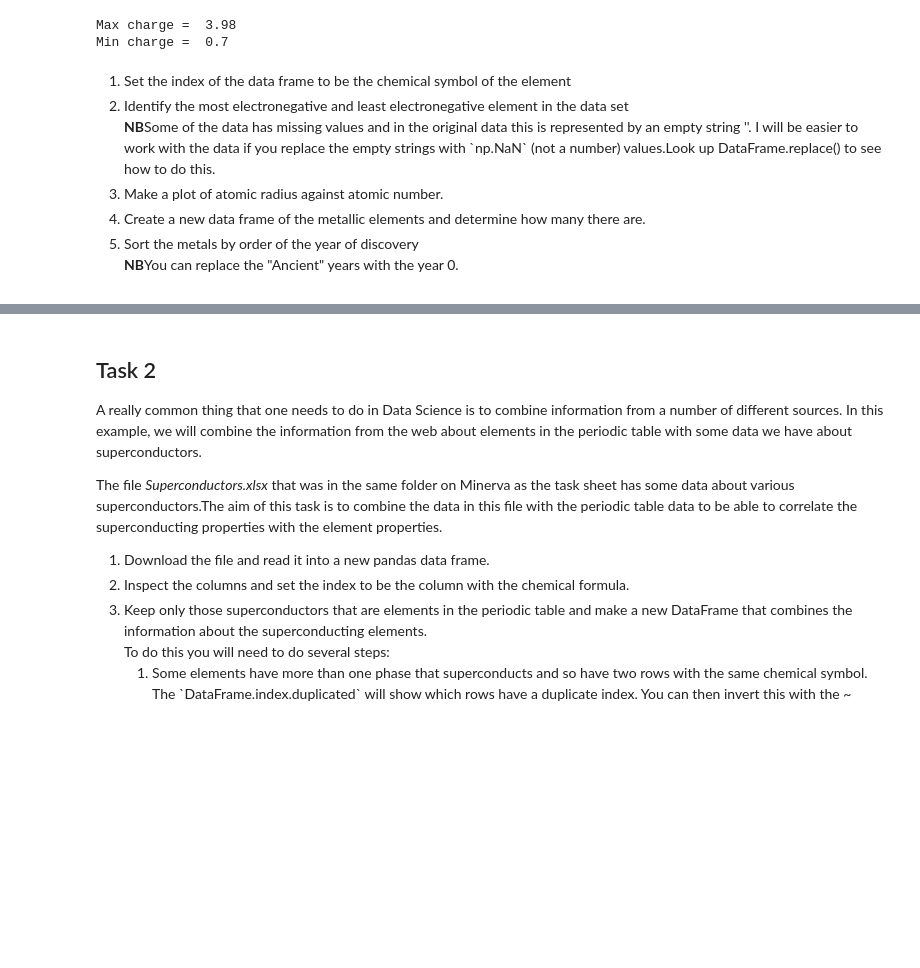
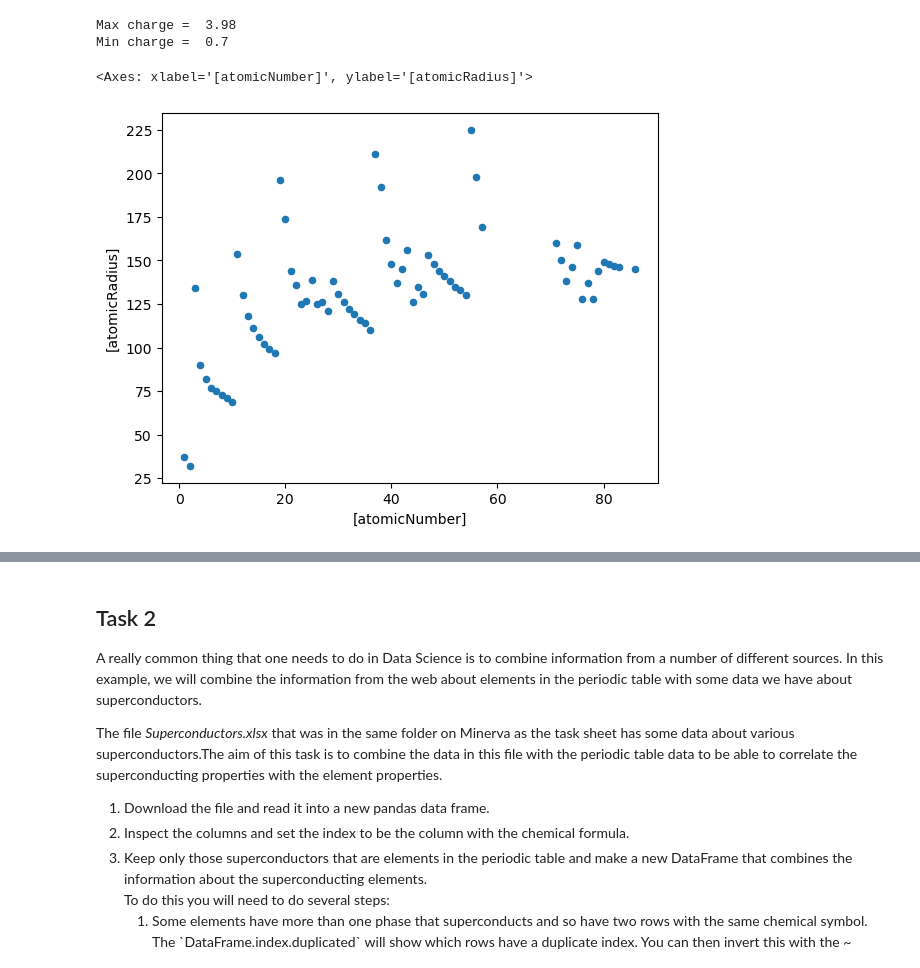
Before and after one commit to JoeyBream/python-challenges-2, a Jupyter notebook: PHYS2320 Lab 6.ipynb, the cells around one changed output, grey strips where cells are left out. Drawn from its saved outputs; the diff is of its cells as text; code cells hidden in the pictures; blank space fills up the shorter version.

Commit message:
Continued work on Task 1, Pandas

```diff
--- a/PHYS2320 Lab 6.ipynb
+++ b/PHYS2320 Lab 6.ipynb
@@ -352,24 +365,18 @@ periodic_table=pd.read_json("https://github.com/andrejewski/periodic-table/raw/m
 NBSome of the data has missing values and in the original data this is represented by an empty string ''.
 I will be easier to work with the data if you replace the empty strings with `np.NaN` (not a number) values.
 Look up DataFrame.replace() to see how to do this.'''
-periodic_table1 = periodic_table.replace(to_replace="", value=np.NaN, inplace=False)
+periodic_table = periodic_table.replace(to_replace="", value=np.NaN, inplace=False)
 # periodic_table1.head()
-Max = np.max(periodic_table1['electronegativity'])
-Min = np.min(periodic_table1['electronegativity'])
+Max = np.max(periodic_table['electronegativity'])
+Min = np.min(periodic_table['electronegativity'])
 print("Max charge = ",np.around(Max,3))
 print("Min charge = ",np.around(Min,3))
 # %% [output]
 Max charge =  3.98
 Min charge =  0.7
-# %% [markdown]
-<div class="task">
-<ol>
-    <li>Set the index of the data frame to be the chemical symbol of the element</li>
-    <li>Identify the most electronegative and least electronegative element in the data set<br/>
-        <b>NB</b>Some of the data has missing values and in the original data this is represented by an empty string ''. I will be easier to work with the data if you replace the empty strings with `np.NaN` (not a number) values.Look up DataFrame.replace() to see how to do this.</li>
-    <li>Make a plot of atomic radius against atomic number.</li>
-    <li>Create a new data frame of the metallic elements and determine how many there are.</li>
-    <li>Sort the metals by order of the year of discovery<br/>
-        <b>NB</b>You can replace the "Ancient" years with the year 0.</li>
- </ol>
- </div>
+# %%
+'''3. Make a plot of atomic radius against atomic number.'''
+periodic_table.plot(kind="scatter",x=["atomicNumber"],y=["atomicRadius"])
+# %% [output]
+<Axes: xlabel='[atomicNumber]', ylabel='[atomicRadius]'>
+[figure, added]
```
Also changed, not shown: parts of 3 cells of this notebook, 1 other file.
